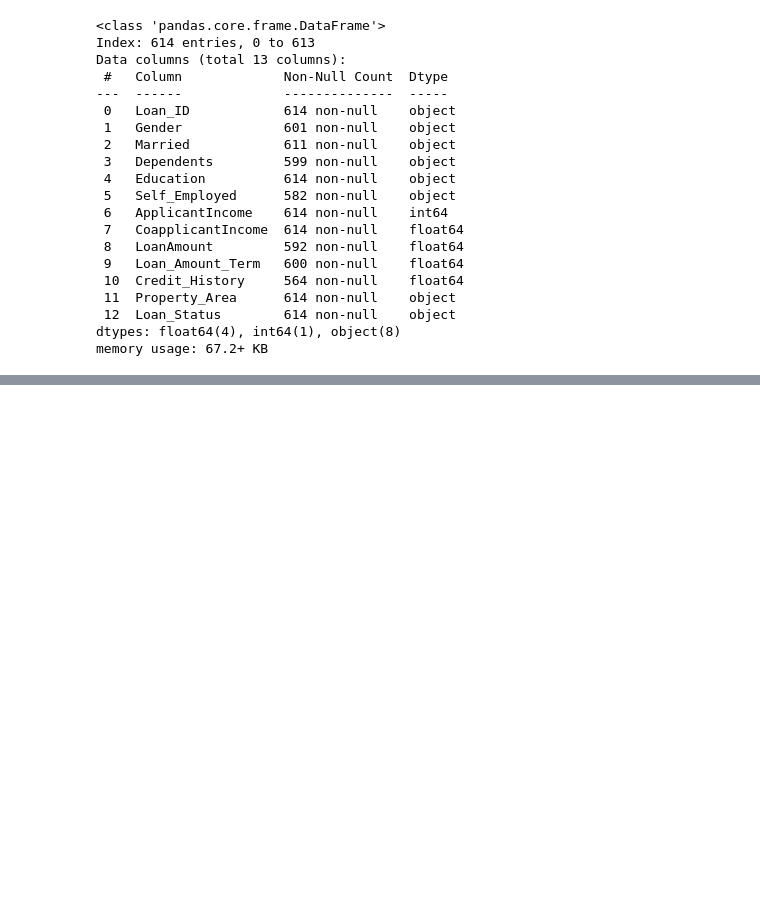
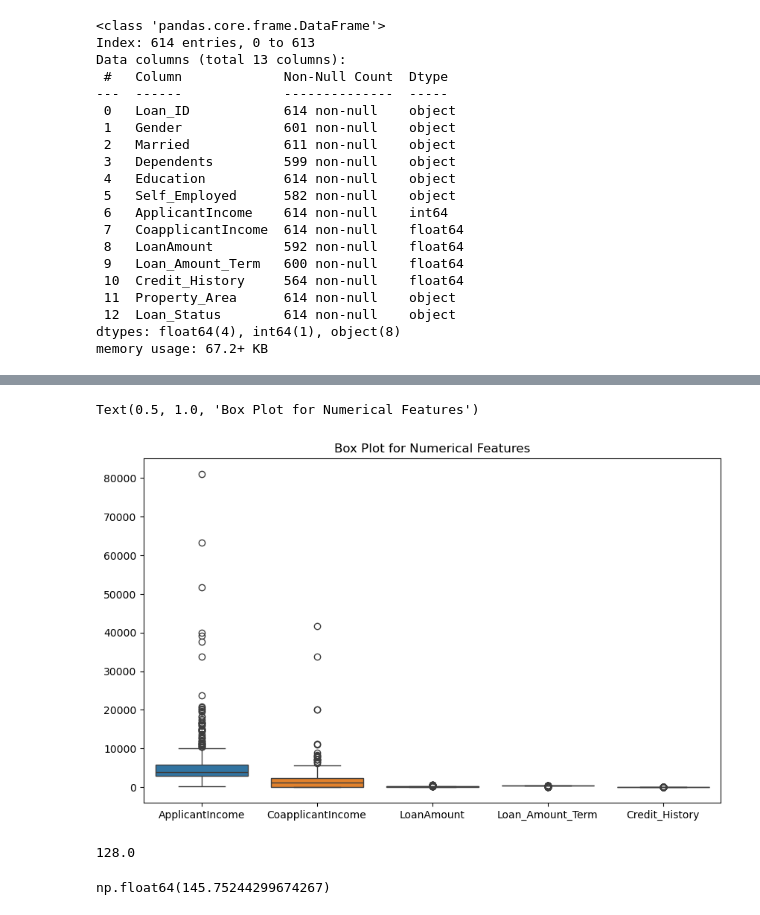
Before and after one commit to adithyan-sys/Loan-approval-prediction-analysis, a Jupyter notebook: notebook/models.ipynb, the cells around one changed output, grey strips where cells are left out. Drawn from its saved outputs; the diff is of its cells as text; code cells hidden in the pictures; blank space fills up the shorter version.

```diff
--- a/notebook/models.ipynb
+++ b/notebook/models.ipynb
@@ -66,0 +100,7 @@ memory usage: 67.2+ KB
+# %%
+plt.figure(figsize=(10, 6))
+sns.boxplot(data=main_df)
+plt.title("Box Plot for Numerical Features")
+# %% [output]
+Text(0.5, 1.0, 'Box Plot for Numerical Features')
+[figure, added]
@@ -66,0 +111,8 @@ memory usage: 67.2+ KB
+# %%
+main_df['LoanAmount'].median()
+# %% [output]
+128.0
+# %%
+main_df['LoanAmount'].mean()
+# %% [output]
+np.float64(145.75244299674267)
```
Also changed, not shown: parts of 10 cells of this notebook.
